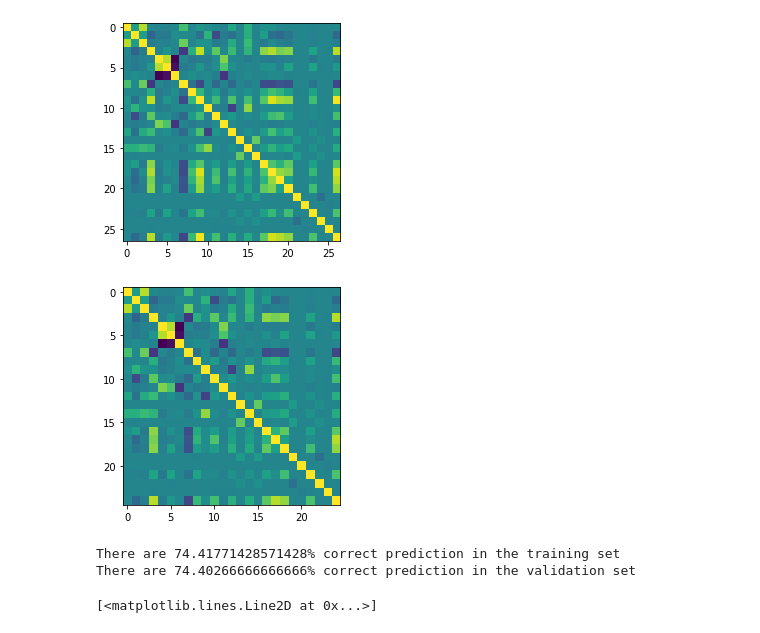
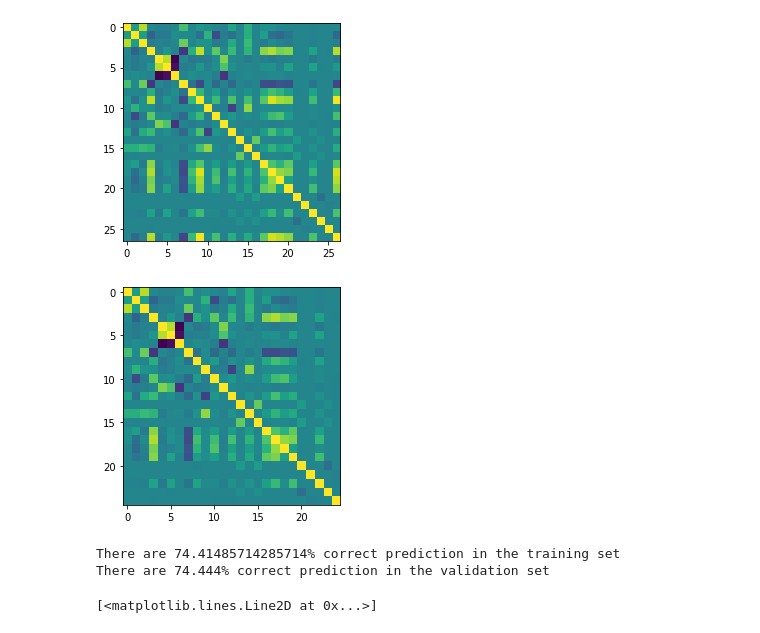
Before and after one commit to CS-433/ml-project-1-jdl, a Jupyter notebook: code/boxplots.ipynb, the cells around one changed output. Drawn from its saved outputs; the diff is of its cells as text; code cells hidden in the pictures.

```diff
--- a/code/boxplots.ipynb
+++ b/code/boxplots.ipynb
@@ -77,18 +196,18 @@ ax = plt.imshow(coeff_matrix)
 # %% [output]
 [figure]
 # %%
-train_tx3 = np.delete(train_tx, [10, 16, 19, 21, 22], 1)
+train_tx3 = np.delete(train_tx, [10, 16, 19, 21, 30], 1)
 coeff_matrix = np.corrcoef(train_tx3[:,1:].T)
 ax = plt.imshow(coeff_matrix)
 # %% [output]
-[figure, old version]
+[figure, new version]
 # %%
 val_tx3 = np.delete(val_tx, [10, 16, 19, 21, 22], 1)
 w3, loss3 = least_squares(train_y, train_tx3)
 train_score, test_score = accuracy(train_tx3, train_y, val_tx3, val_y, w3, print_ = True)
 # %% [output]
-There are 74.41771428571428% correct prediction in the training set
-There are 74.40266666666666% correct prediction in the validation set
+There are 74.41485714285714% correct prediction in the training set
+There are 74.444% correct prediction in the validation set
 # %%
 tX_tmp = tX.copy()
 tX_tmp[tX==-999] = np.nan
```
Also changed, not shown: parts of 7 cells of this notebook.
